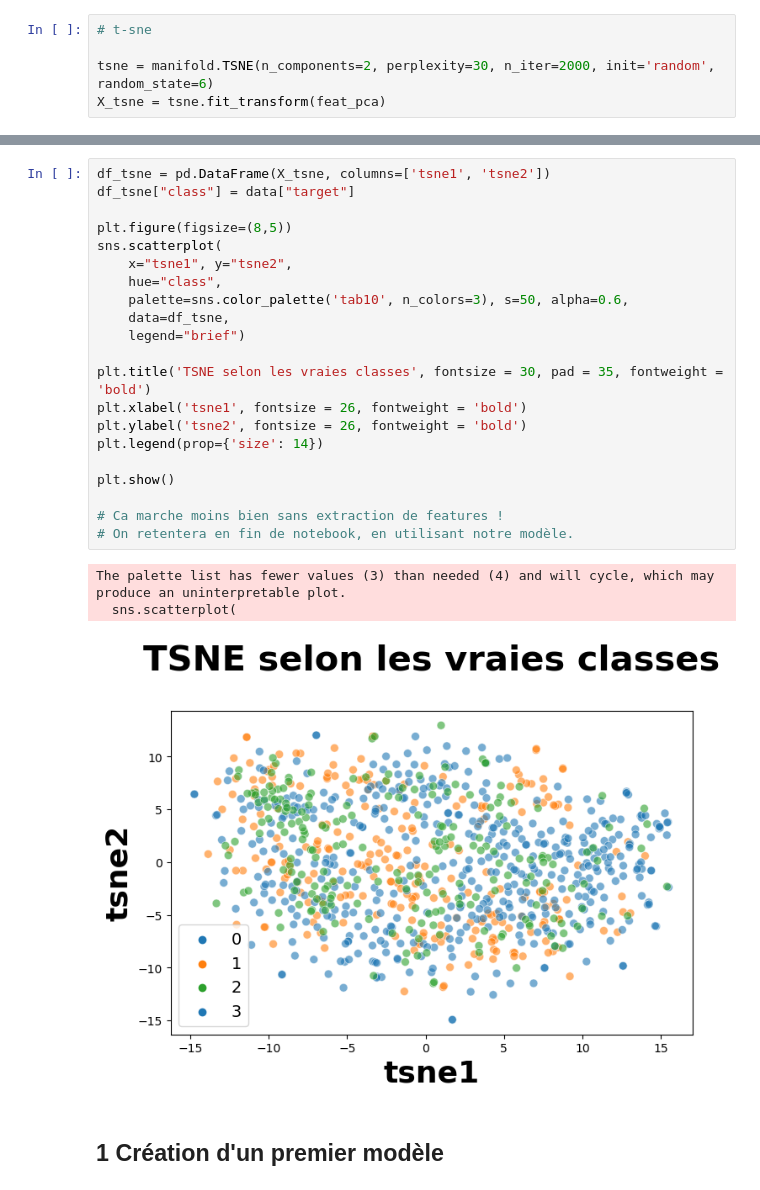
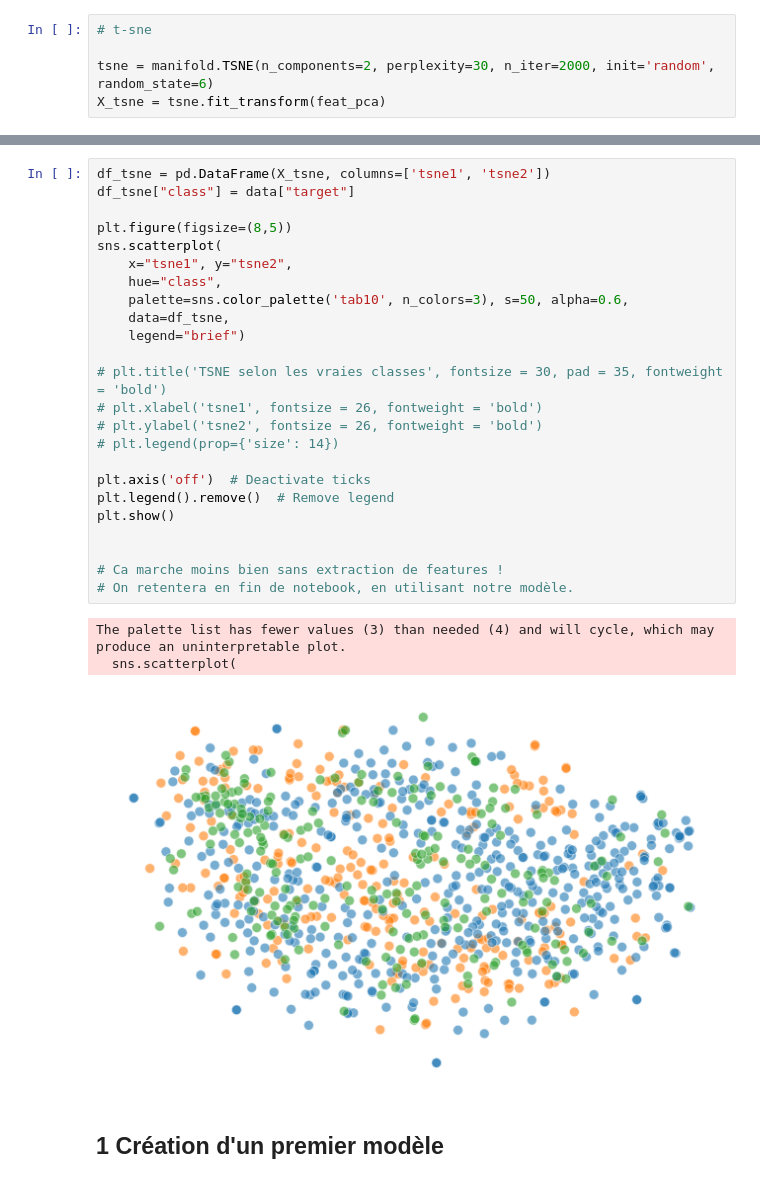
Before and after one commit to Kiwinokoto/OC_projet_6_Classer_des_images, a Jupyter notebook: Oudelet_Kevin_2_1_notebook_model_perso_180324.ipynb, the cells around one changed output, grey strips where cells are left out. Drawn from its saved outputs; the diff is of its cells as text.

```diff
--- a/Oudelet_Kevin_2_1_notebook_model_perso_180324.ipynb
+++ b/Oudelet_Kevin_2_1_notebook_model_perso_180324.ipynb
@@ -389,28 +389,31 @@ data.tail(1)
 # %%
 df_tsne = pd.DataFrame(X_tsne, columns=['tsne1', 'tsne2'])
 df_tsne["class"] = data["target"]
 
 plt.figure(figsize=(8,5))
 sns.scatterplot(
     x="tsne1", y="tsne2",
     hue="class",
     palette=sns.color_palette('tab10', n_colors=3), s=50, alpha=0.6,
     data=df_tsne,
     legend="brief")
 
-plt.title('TSNE selon les vraies classes', fontsize = 30, pad = 35, fontweight = 'bold')
-plt.xlabel('tsne1', fontsize = 26, fontweight = 'bold')
-plt.ylabel('tsne2', fontsize = 26, fontweight = 'bold')
-plt.legend(prop={'size': 14})
+# plt.title('TSNE selon les vraies classes', fontsize = 30, pad = 35, fontweight = 'bold')
+# plt.xlabel('tsne1', fontsize = 26, fontweight = 'bold')
+# plt.ylabel('tsne2', fontsize = 26, fontweight = 'bold')
+# plt.legend(prop={'size': 14})
 
+plt.axis('off')  # Deactivate ticks
+plt.legend().remove()  # Remove legend
 plt.show()
+
 
 # Ca marche moins bien sans extraction de features !
 # On retentera en fin de notebook, en utilisant notre modèle.
 # %% [output]
 The palette list has fewer values (3) than needed (4) and will cycle, which may produce an uninterpretable plot.
   sns.scatterplot(
-[figure, old version]
+[figure, new version]
 # %% [markdown]
 ## 1 Création d'un premier modèle
 # %%
```
Also changed, not shown: parts of 2 cells of this notebook, 10 other files.
